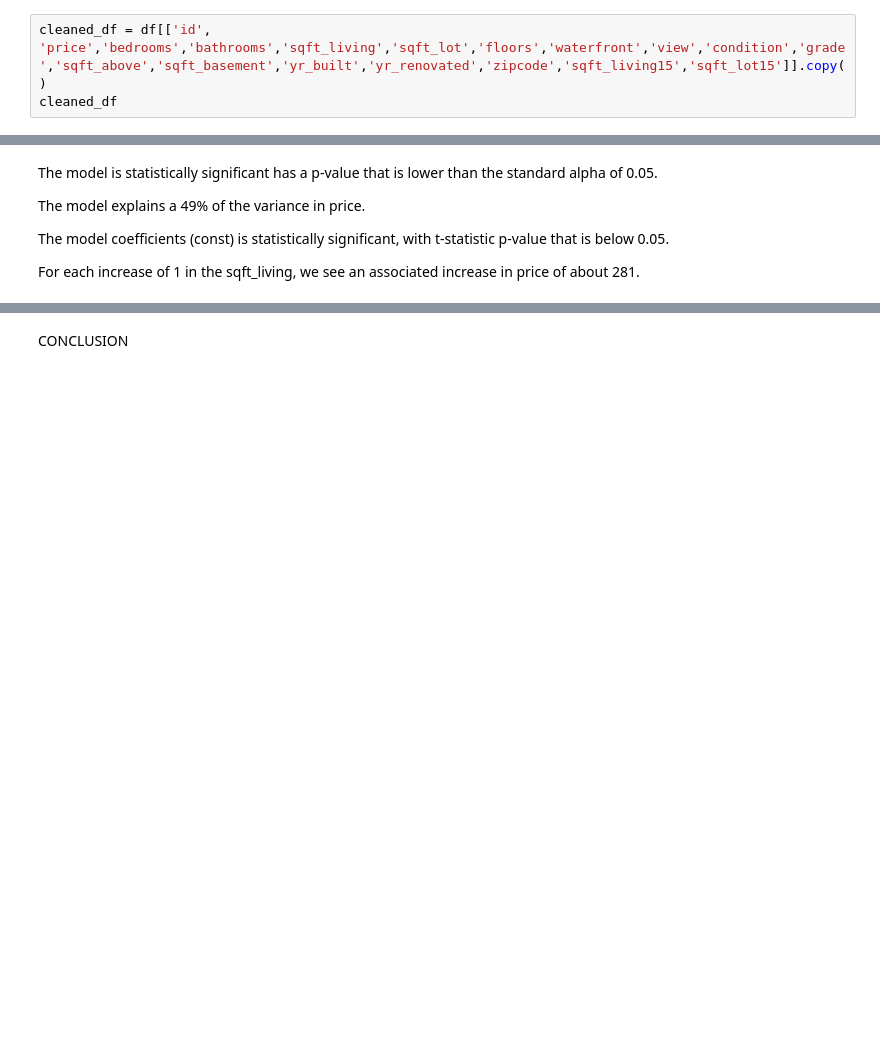
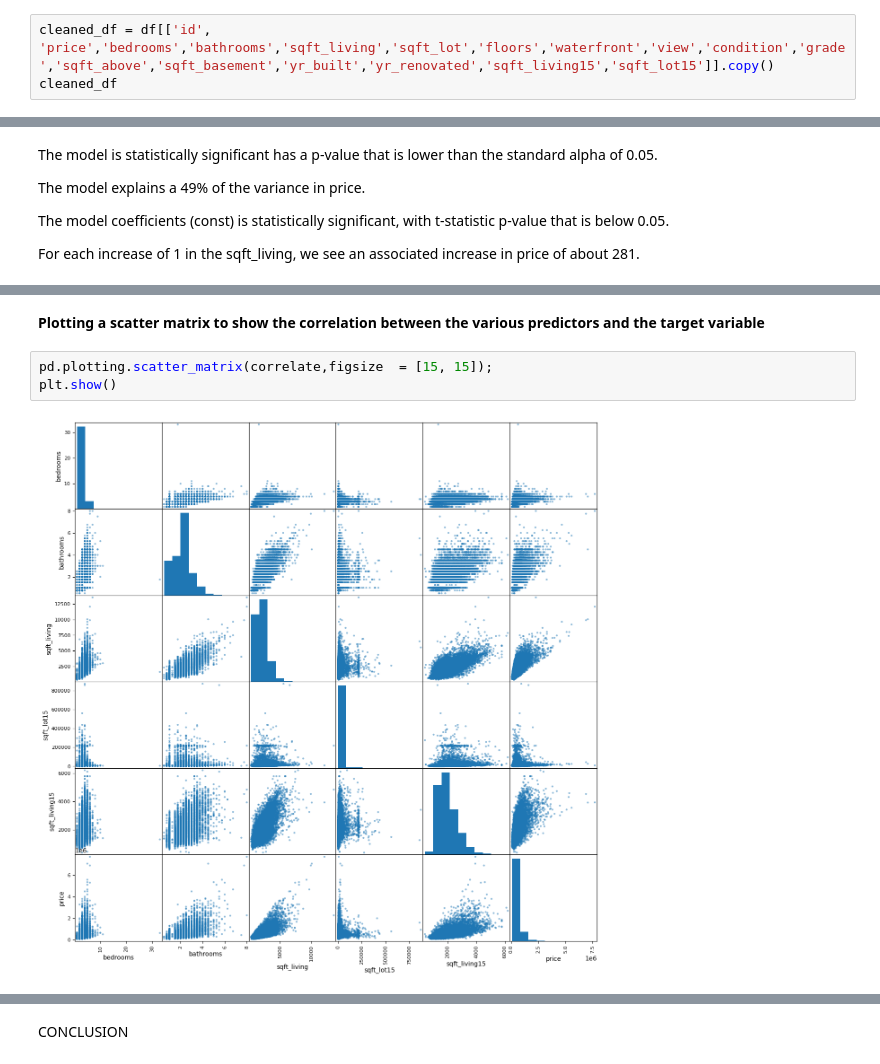
Before and after one commit to mercyodino/phase2_project, a Jupyter notebook: index.ipynb, the cells around one changed output, grey strips where cells are left out. Drawn from its saved outputs; the diff is of its cells as text; blank space fills up the shorter version.

```diff
--- a/index.ipynb
+++ b/index.ipynb
@@ -268,7 +268,7 @@ We can see that  waterfront contains No and NaN. The NaN values will be treated
 # %% [markdown]
 Creating a copy of the original dataset that way the original values are not tampered with and can still be reffered to or called out in the future
 # %%
-cleaned_df = df[['id', 'price','bedrooms','bathrooms','sqft_living','sqft_lot','floors','waterfront','view','condition','grade','sqft_above','sqft_basement','yr_built','yr_renovated','zipcode','sqft_living15','sqft_lot15']].copy()
+cleaned_df = df[['id', 'price','bedrooms','bathrooms','sqft_living','sqft_lot','floors','waterfront','view','condition','grade','sqft_above','sqft_basement','yr_built','yr_renovated','sqft_living15','sqft_lot15']].copy()
 cleaned_df
 # %% [output]
 |  | id | price | bedrooms | bathrooms | sqft_living | sqft_lot | floors | waterfront | view | condition | ... |
@@ -752,0 +793,7 @@ ValueError: 'price' is not in list
+# %% [markdown]
+**Plotting a scatter matrix to show the correlation between the various predictors and the target variable**
+# %%
+pd.plotting.scatter_matrix(correlate,figsize  = [15, 15]);
+plt.show()
+# %% [output]
+[figure, added]
```
Also changed, not shown: parts of 18 cells of this notebook.
